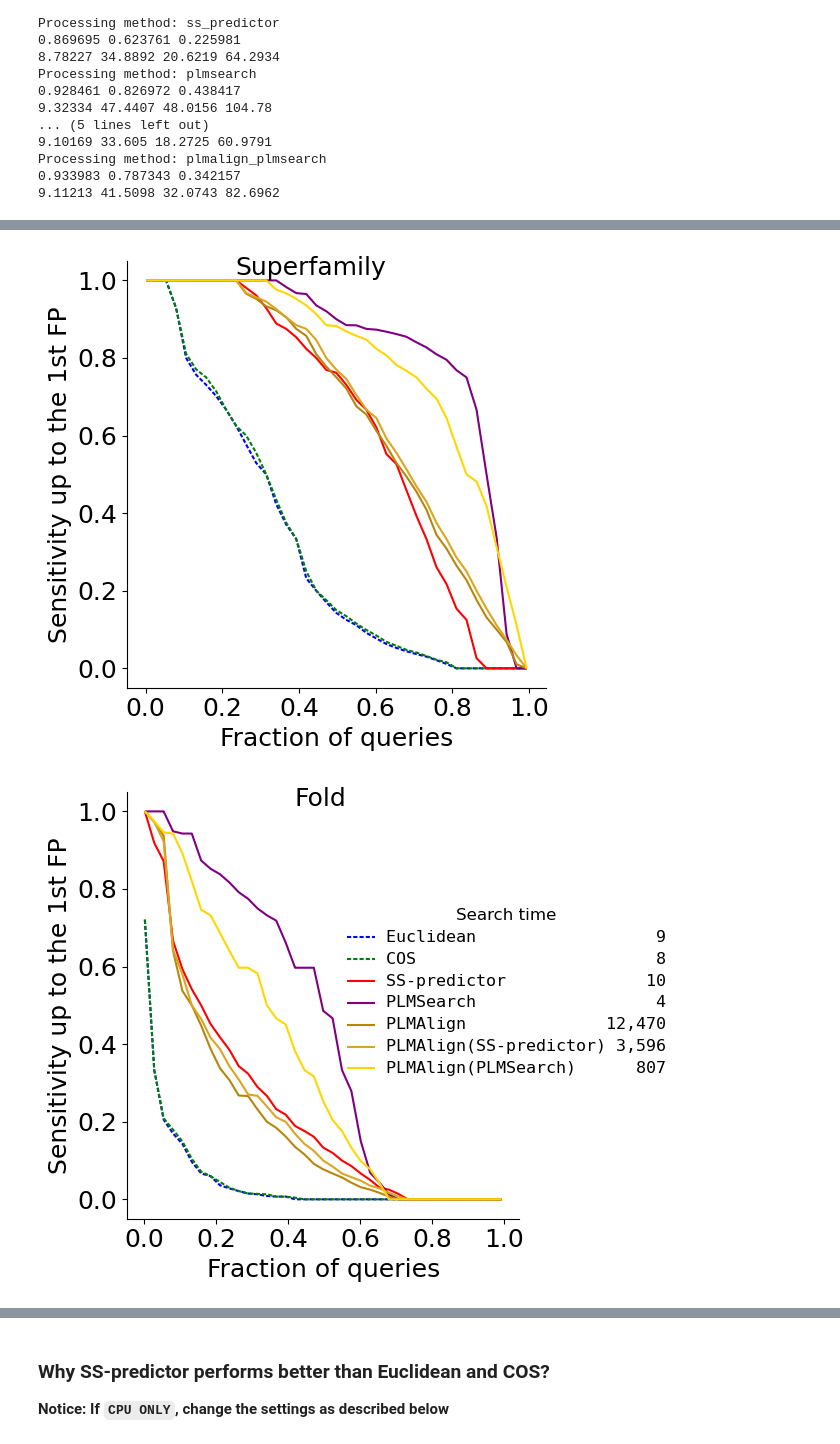
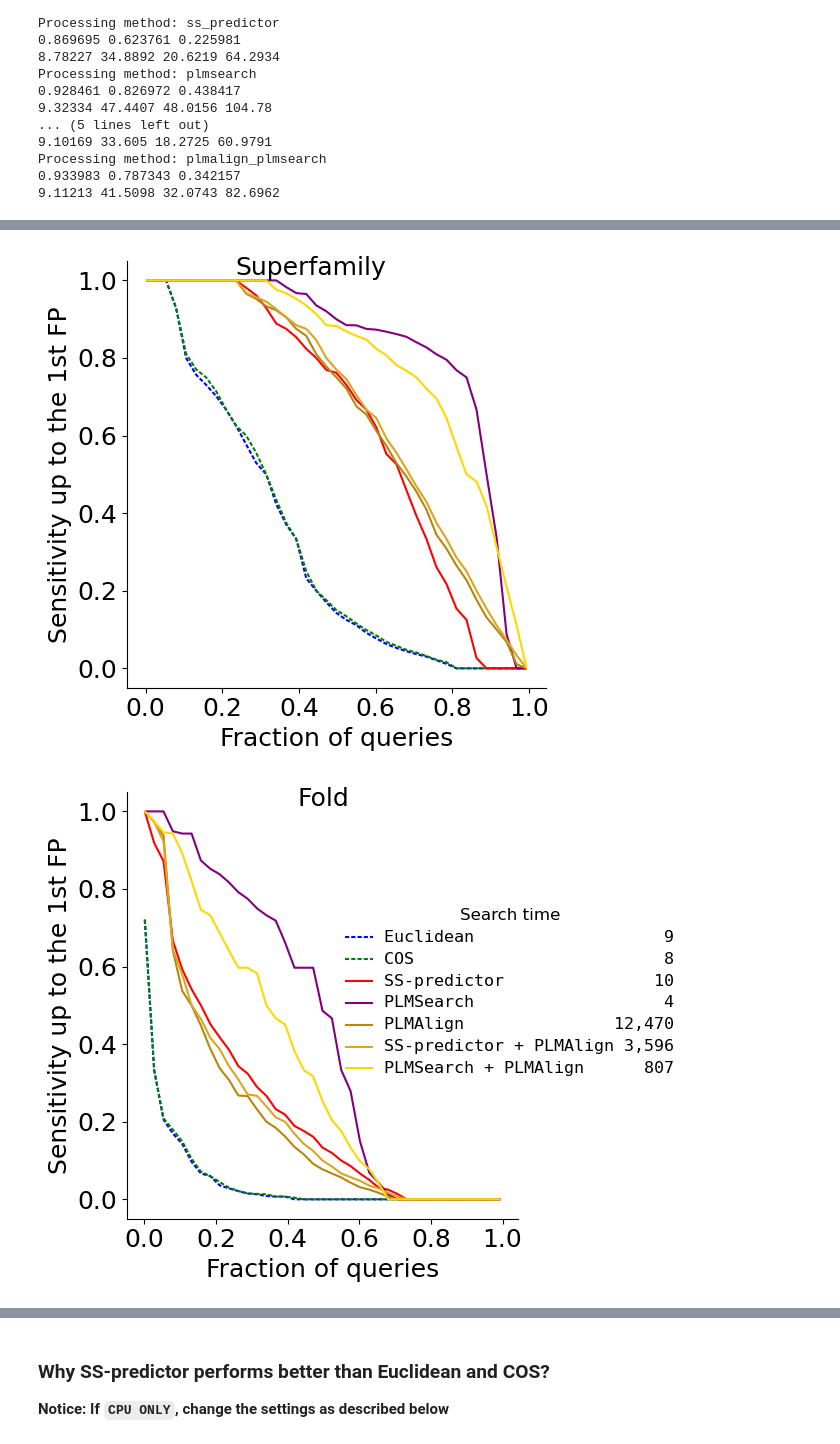
Before and after one commit to maovshao/PLMSearch, a Jupyter notebook: main.ipynb, the cells around one changed output, grey strips where cells are left out. Drawn from its saved outputs; the diff is of its cells as text; code cells hidden in the pictures.

```diff
--- a/main.ipynb
+++ b/main.ipynb
@@ -384,40 +384,40 @@ Processing method: plmalign_plmsearch
 from plmsearch.plmsearch_util.statistics_util import scop_roc, scop_pr
 
 # Ablation1, scope roc
-methods_name_list = ["Euclidean", "COS", "SS-predictor", "PLMSearch", "PLMAlign", "PLMAlign(SS-predictor)", "PLMAlign(PLMSearch)"]
+methods_name_list = ["Euclidean", "COS", "SS-predictor", "PLMSearch", "PLMAlign", "SS-predictor + PLMAlign", "PLMSearch + PLMAlign"]
 line_style = [(2,1), (2,1), (1,0), (1,0), (1,0), (1,0), (1,0)]
 color_dict = {
     "Euclidean": "blue",
     "COS": "green",
     "SS-predictor": "red",
     "PLMSearch": "purple",
     "PLMAlign": "darkgoldenrod",
-    "PLMAlign(SS-predictor)": "goldenrod",
-    "PLMAlign(PLMSearch)": "gold"
+    "SS-predictor + PLMAlign": "goldenrod",
+    "PLMSearch + PLMAlign": "gold"
 }
 
 time_dict = {
     "Euclidean": '9',
     "COS": '8',
     "SS-predictor": '10',
     "PLMSearch": '4',
     "PLMAlign": '12,470',
-    "PLMAlign(SS-predictor)": '3,596',
-    "PLMAlign(PLMSearch)": '807'
+    "SS-predictor + PLMAlign": '3,596',
+    "PLMSearch + PLMAlign": '807'
 }
 # Find the maximum length of method names
 max_length = max(len(method) for method in methods_name_list)
 # Generate the formatted list
 formatted_list = [f"{method.ljust(max_length)}{time_dict[method].rjust(6)}" for method in methods_name_list]
 alnresult_dir = "./plmsearch_data/scope_test/rocx/"
 methods_filename_list = ["euclidean.rocx", "cos.rocx", "ss_predictor.rocx", "plmsearch.rocx", "plmalign.rocx", "plmalign_ss_predictor.rocx", "plmalign_plmsearch.rocx"]
 scop_roc(alnresult_dir, methods_filename_list, formatted_list, line_style, color_dict, time=True)
 
 formatted_list = [f"{method.ljust(max_length)}" for method in methods_name_list]
 alnresult_dir = "./plmsearch_data/scope_test/prx/"
 methods_filename_list = ["euclidean.prx", "cos.prx", "ss_predictor.prx", "plmsearch.prx", "plmalign.prx", "plmalign_ss_predictor.prx", "plmalign_plmsearch.prx"]
 scop_pr(alnresult_dir, methods_filename_list, formatted_list, line_style, color_dict, time=False)
 # %% [output]
 [figure]
 [figure]
-[figure, old version]
+[figure, new version]
```
Also changed, not shown: parts of 5 cells of this notebook, 1 other file.
